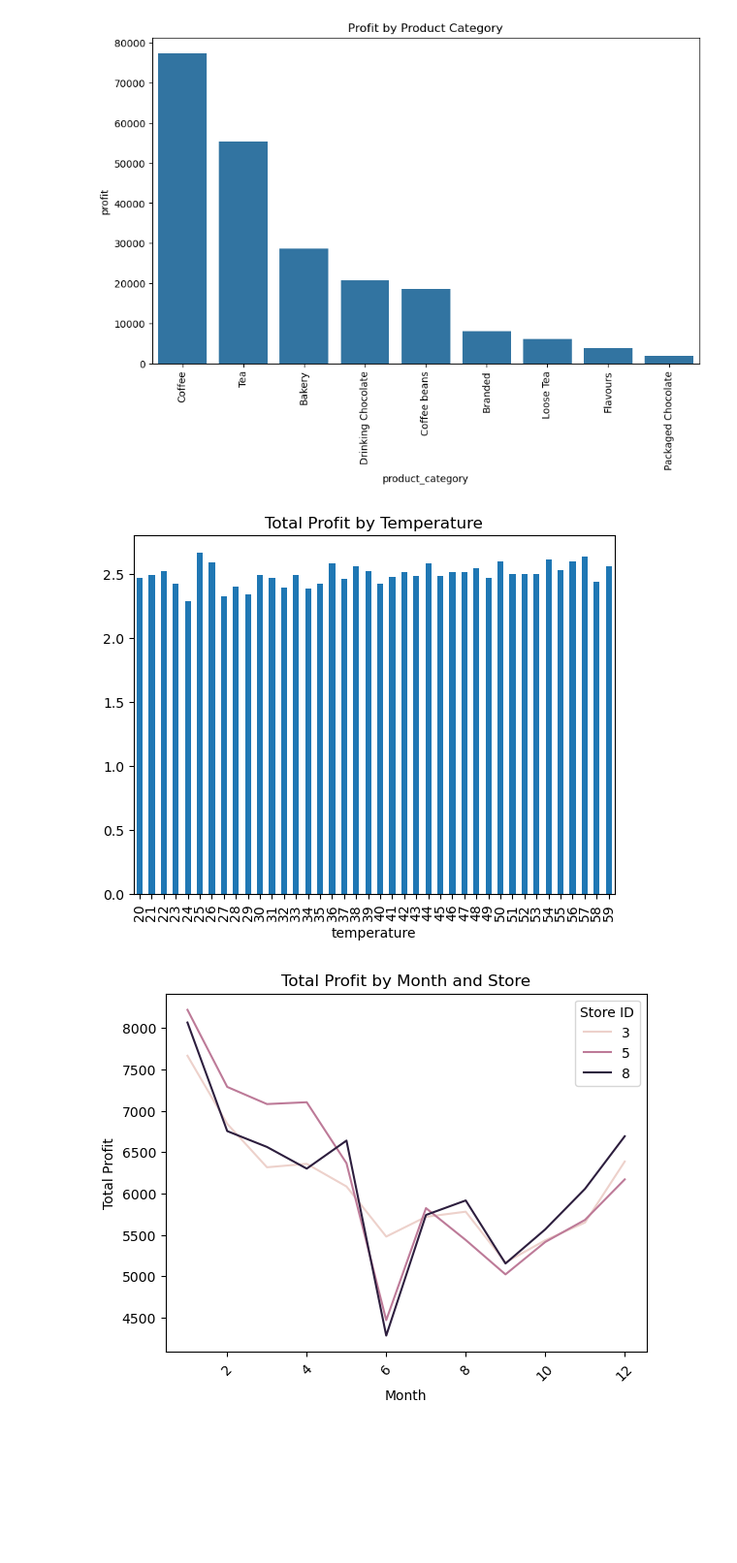
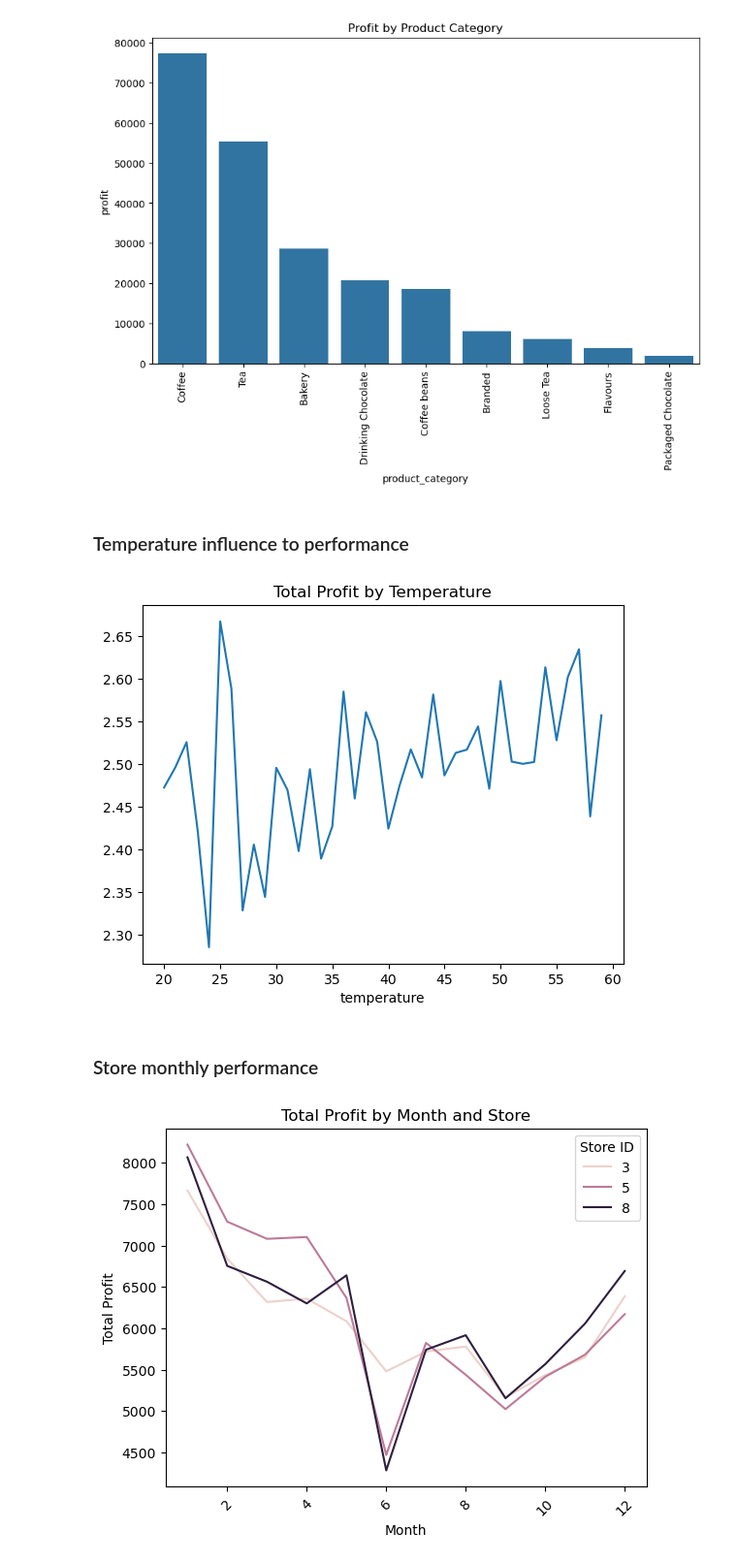
Before and after one commit to kensuke0529/Cafe-sales-project, a Jupyter notebook: sales_analysis/sales_analysis.ipynb, the cells around one changed output. Shown at 97% size. Cells and saved outputs as stored; diff of their text form; code cells hidden in the pictures; blank space fills up the shorter version.

```diff
--- a/sales analysis/sales_analysis.ipynb
+++ b/sales_analysis/sales_analysis.ipynb
@@ -7,5 +10 @@ import numpy as np
 df = pd.read_excel('all_tables.xlsx')
-# %%
-
-df['transaction_time'] = pd.to_datetime(df['transaction_time'], format='%H:%M:%S').dt.time
-df['Holiday Name'].unique()
@@ -68,15 +97,19 @@ plt.show()
 # %% [output]
 [figure]
 [figure]
+# %% [markdown]
+### Temperature influence to performance
 # %%
 grouped_data = df.groupby('temperature')['profit'].mean()
 
-# Plot the total profit by temperature as a bar plot
-grouped_data.plot(kind='bar')
+# Plot the total profit by temperature as a line plot
+grouped_data.plot(kind='line')
 plt.title('Total Profit by Temperature')
 plt.show()
 # %% [output]
-[figure, old version]
+[figure, new version]
+# %% [markdown]
+### Store monthly performance
 # %%
 df['month'] = df['transaction_date'].dt.month
 
```
Also changed, not shown: parts of 13 cells of this notebook, 7 other files.
